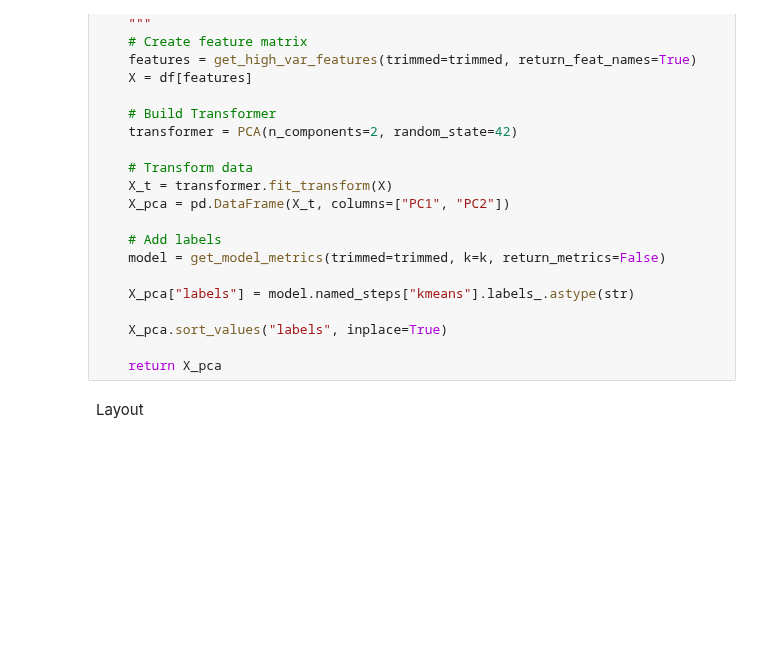
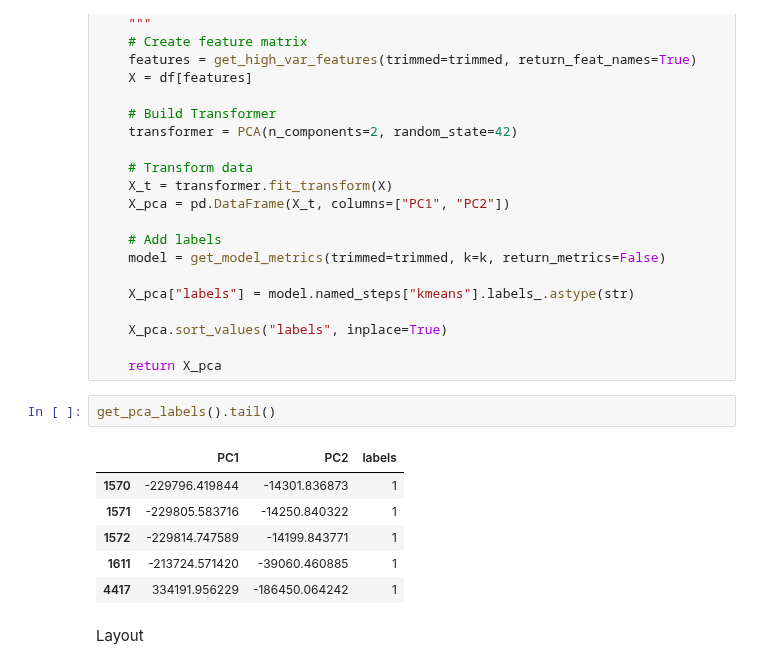
Before and after one commit to micahondiwa/applied-data-science, a Jupyter notebook: 0x05-customer_segmentation_in_us/3-interactive_dashboard_app.ipynb, the cells around one changed output. Drawn from its saved outputs; the diff is of its cells as text; blank space fills up the shorter version.

```diff
--- a/0x05-customer_segmentation_in_us/3-interactive_dashboard_app.ipynb
+++ b/0x05-customer_segmentation_in_us/3-interactive_dashboard_app.ipynb
@@ -289,6 +289,15 @@ def get_pca_labels(trimmed=True, k=2):
     X_pca.sort_values("labels", inplace=True)
 
     return X_pca
+# %%
+get_pca_labels().tail()
+# %% [output]
+|  | PC1 | PC2 | labels |
+| 1570 | -229796.419844 | -14301.836873 | 1 |
+| 1571 | -229805.583716 | -14250.840322 | 1 |
+| 1572 | -229814.747589 | -14199.843771 | 1 |
+| 1611 | -213724.571420 | -39060.460885 | 1 |
+| 4417 | 334191.956229 | -186450.064242 | 1 |
 # %% [markdown]
 Layout
 # %%
```
